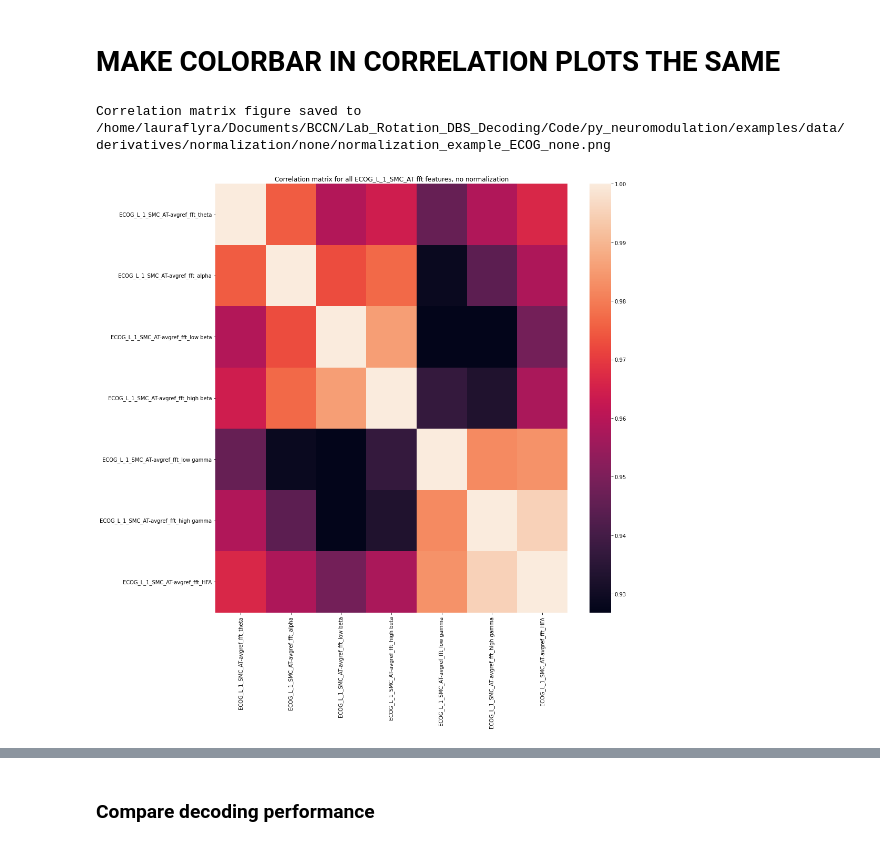
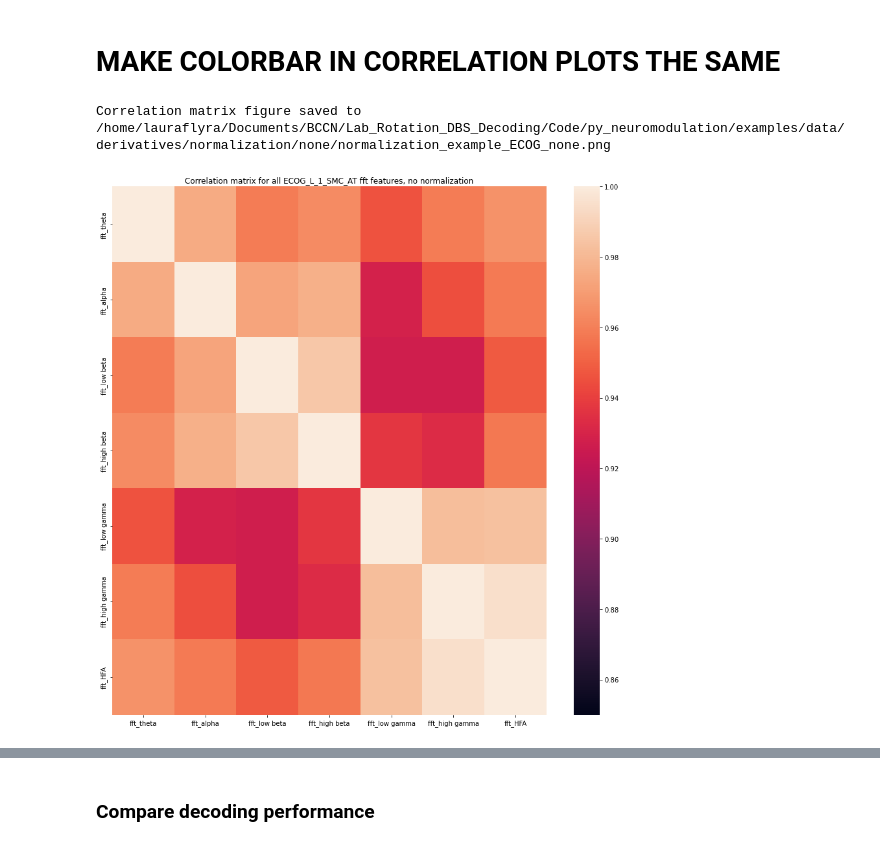
Before and after one commit to neuromodulation/py_neuromodulation, a Jupyter notebook: examples/example_normalization.ipynb, the cells around one changed output, grey strips where cells are left out. Drawn from its saved outputs; the diff is of its cells as text; code cells hidden in the pictures.

```diff
--- a/examples/example_normalization.ipynb
+++ b/examples/example_normalization.ipynb
@@ -439,17 +475,20 @@ Feature epoch average figure saved to: /home/lauraflyra/Documents/BCCN/Lab_Rotat
 # %%
 nm_plots.plot_corr_matrix(
         feature = feature_reader_none.feature_arr.filter(regex='ECOG_L_1'),
         OUT_PATH= PATH_OUT_NONE,
         feature_names=feature_reader_none.feature_arr.filter(regex='ECOG_L_1').columns,
         feature_file=feature_reader_none.feature_file,
         show_plot=True,
+        ch_name='ECOG_L_1_SMC_AT-avgref',
         figsize=(15,15),
         title = "Correlation matrix for all ECOG_L_1_SMC_AT fft features, no normalization",
-        save_plot_name="normalization_example_ECOG_none.png"
+        save_plot_name="normalization_example_ECOG_none.png",
+        cbar_vmin = 0.85,
+        cbar_vmax= 1.
 )
 # %% [output]
 Correlation matrix figure saved to /home/lauraflyra/Documents/BCCN/Lab_Rotation_DBS_Decoding/Code/py_neuromodulation/examples/data/derivatives/normalization/none/normalization_example_ECOG_none.png
-[figure, old version]
+[figure, new version]
 # %%
 nm_plots.plot_corr_matrix(
         feature = feature_reader_zscorePre.feature_arr.filter(regex='ECOG_L_1'),
```
Also changed, not shown: parts of 13 cells of this notebook.
